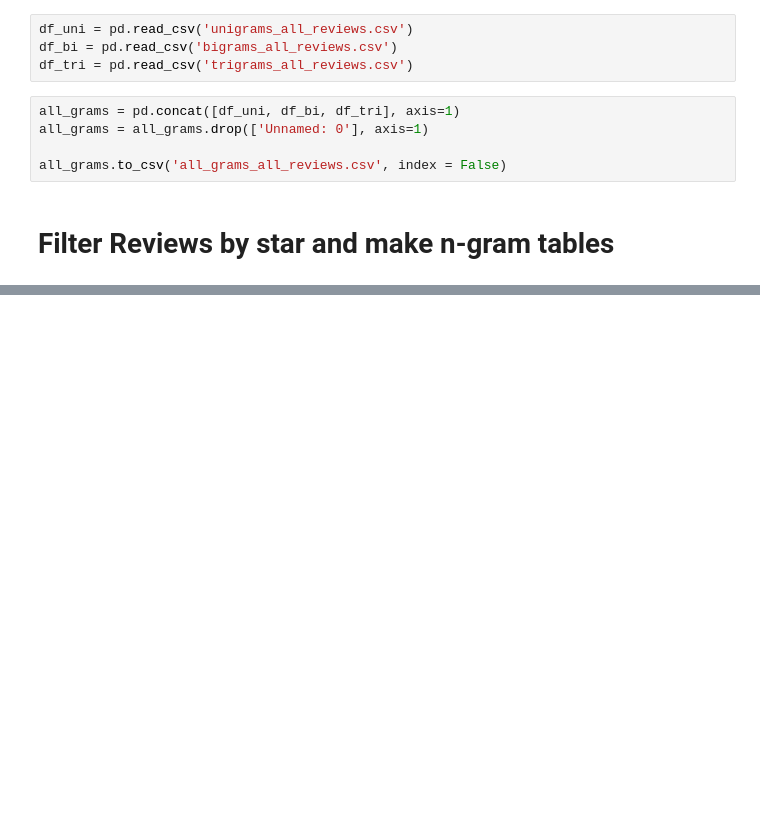
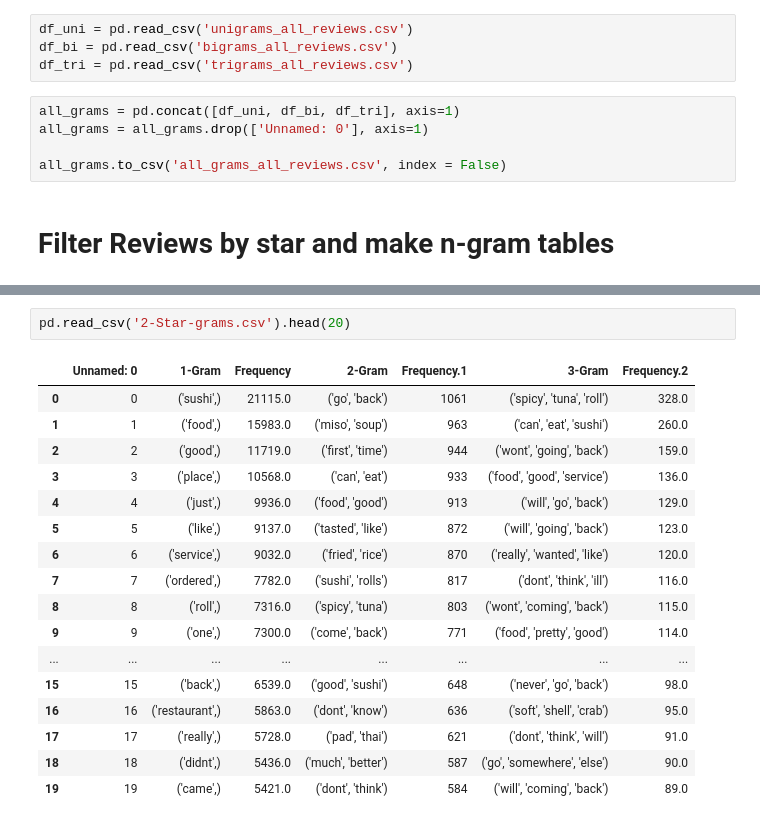
Before and after one commit to rstuder9090/YelpReviews, a Jupyter notebook: Code/N-Gram_Calculation.ipynb, the cells around one changed output, grey strips where cells are left out. Drawn from its saved outputs; the diff is of its cells as text; blank space fills up the shorter version.

```diff
--- a/Code/N-Gram_Calculation.ipynb
+++ b/Code/N-Gram_Calculation.ipynb
@@ -97,0 +140,20 @@ Wall time: 2min 38s
+# %%
+pd.read_csv('2-Star-grams.csv').head(20)
+# %% [output]
+|  | Unnamed: 0 | 1-Gram | Frequency | 2-Gram | Frequency.1 | 3-Gram | Frequency.2 |
+| 0 | 0 | ('sushi',) | 21115.0 | ('go', 'back') | 1061 | ('spicy', 'tuna', 'roll') | 328.0 |
+| 1 | 1 | ('food',) | 15983.0 | ('miso', 'soup') | 963 | ('can', 'eat', 'sushi') | 260.0 |
+| 2 | 2 | ('good',) | 11719.0 | ('first', 'time') | 944 | ('wont', 'going', 'back') | 159.0 |
+| 3 | 3 | ('place',) | 10568.0 | ('can', 'eat') | 933 | ('food', 'good', 'service') | 136.0 |
+| 4 | 4 | ('just',) | 9936.0 | ('food', 'good') | 913 | ('will', 'go', 'back') | 129.0 |
+| 5 | 5 | ('like',) | 9137.0 | ('tasted', 'like') | 872 | ('will', 'going', 'back') | 123.0 |
+| 6 | 6 | ('service',) | 9032.0 | ('fried', 'rice') | 870 | ('really', 'wanted', 'like') | 120.0 |
+| 7 | 7 | ('ordered',) | 7782.0 | ('sushi', 'rolls') | 817 | ('dont', 'think', 'ill') | 116.0 |
+| 8 | 8 | ('roll',) | 7316.0 | ('spicy', 'tuna') | 803 | ('wont', 'coming', 'back') | 115.0 |
+| 9 | 9 | ('one',) | 7300.0 | ('come', 'back') | 771 | ('food', 'pretty', 'good') | 114.0 |
+| ... | ... | ... | ... | ... | ... | ... | ... |
+| 15 | 15 | ('back',) | 6539.0 | ('good', 'sushi') | 648 | ('never', 'go', 'back') | 98.0 |
+| 16 | 16 | ('restaurant',) | 5863.0 | ('dont', 'know') | 636 | ('soft', 'shell', 'crab') | 95.0 |
+| 17 | 17 | ('really',) | 5728.0 | ('pad', 'thai') | 621 | ('dont', 'think', 'will') | 91.0 |
+| 18 | 18 | ('didnt',) | 5436.0 | ('much', 'better') | 587 | ('go', 'somewhere', 'else') | 90.0 |
+| 19 | 19 | ('came',) | 5421.0 | ('dont', 'think') | 584 | ('will', 'coming', 'back') | 89.0 |
```
Also changed, not shown: parts of 6 cells of this notebook.
